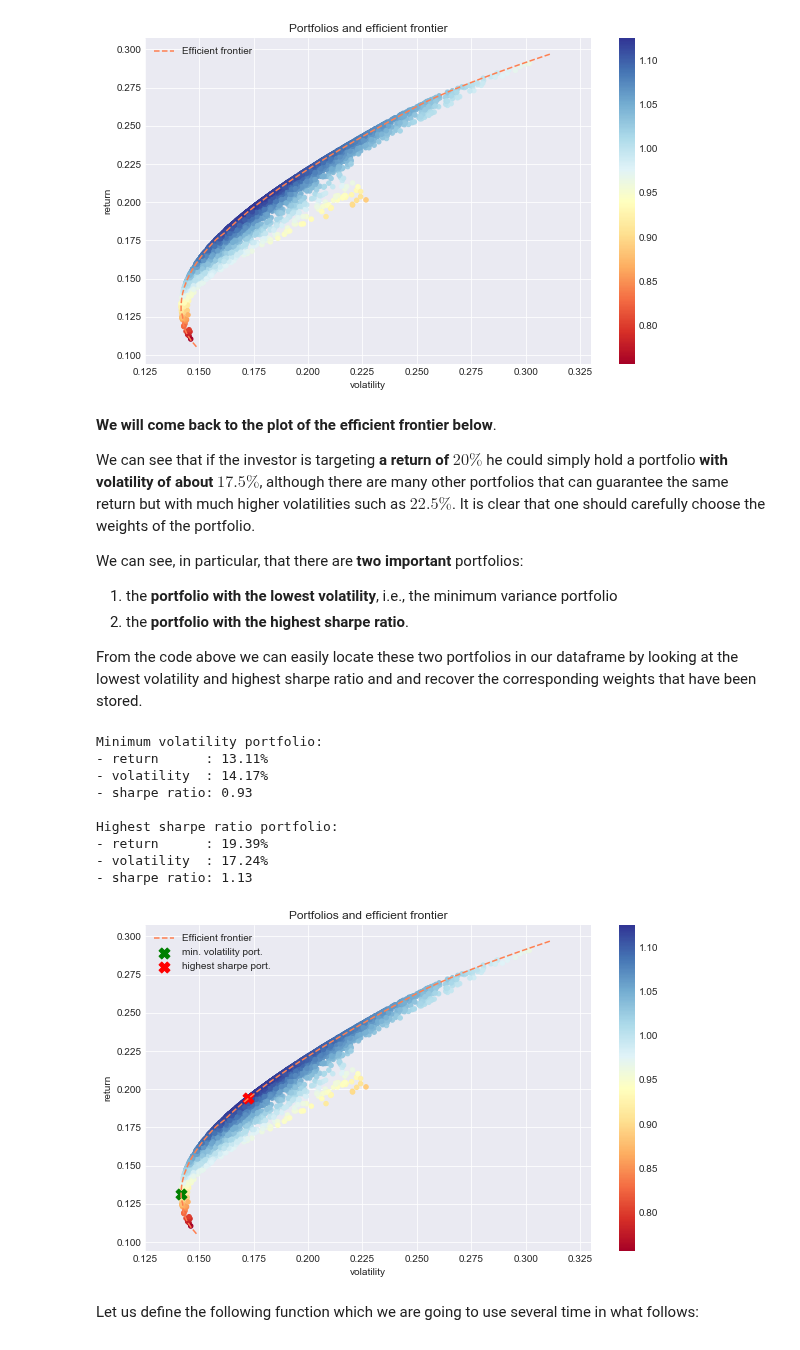
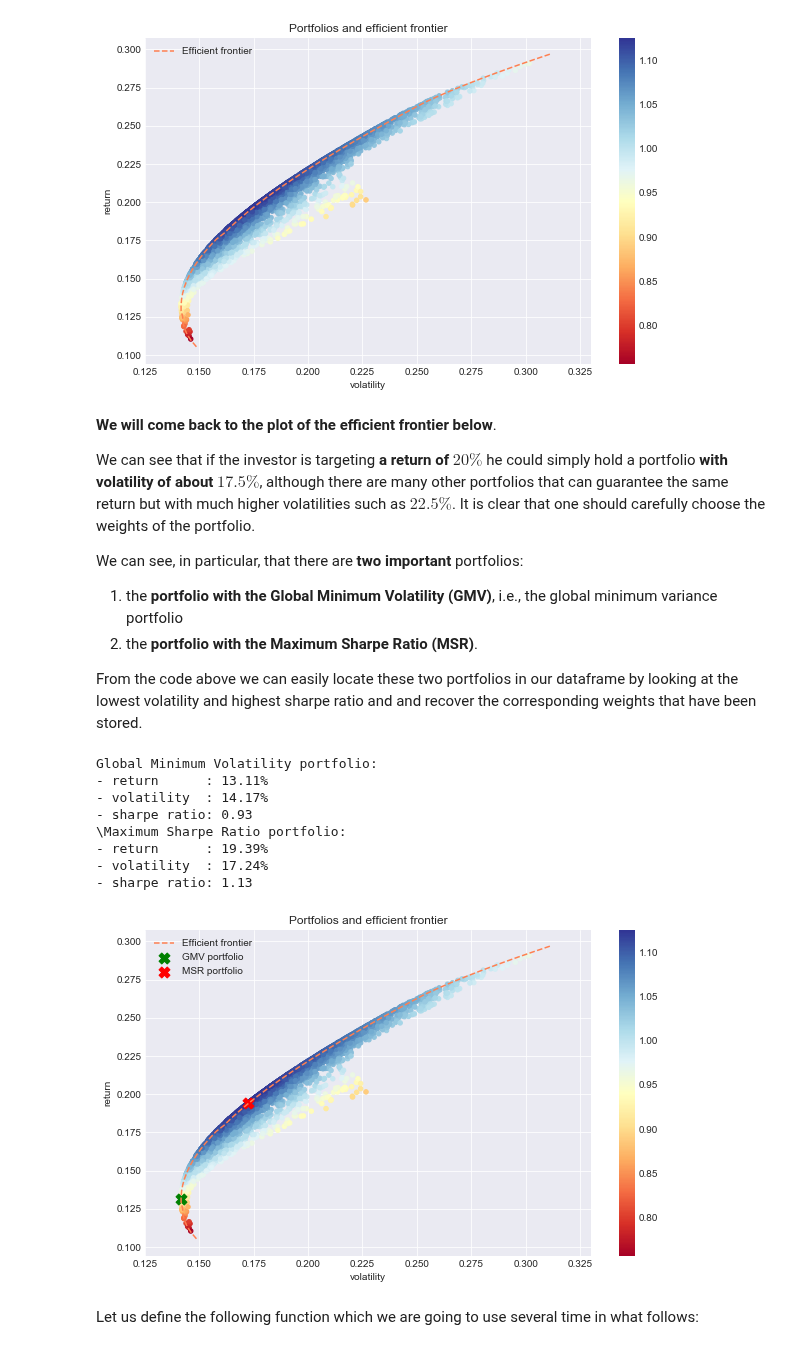
Before and after one commit to z4ir3/finance-courses, a Jupyter notebook: course_1_intro_to_portfolio_construction_and_analysis_with_python/week-2.ipynb, the cells around one changed output. Saved outputs shown, nothing was run; the diff lists cells and outputs as text; code cells hidden in the pictures.

```diff
--- a/course_1_intro_to_portfolio_construction_and_analysis_with_python/week-2.ipynb
+++ b/course_1_intro_to_portfolio_construction_and_analysis_with_python/week-2.ipynb
@@ -304,57 +307,56 @@ It is clear that one should carefully choose the weights of the portfolio.
 
 We can see, in particular, that there are **two important** portfolios:
 
-1. the **portfolio with the lowest volatility**, i.e., the minimum variance portfolio
-2. the **portfolio with the highest sharpe ratio**.
+1. the **portfolio with the Global Minimum Volatility (GMV)**, i.e., the global minimum variance portfolio
+2. the **portfolio with the Maximum Sharpe Ratio (MSR)**.
 
 From the code above we can easily locate these two portfolios in our dataframe by looking at the lowest volatility and highest sharpe ratio
 and and recover the corresponding weights that have been stored.
 # %%
 # find the portfolio with lowest volatility
 low_vol_portfolio = portfolios.iloc[ portfolios['volatility'].idxmin() ]
-print("Minimum volatility portfolio:")
+print("Global Minimum Volatility portfolio:")
 print("- return      : {:.2f}%".format(low_vol_portfolio[0]*100) )
 print("- volatility  : {:.2f}%".format(low_vol_portfolio[1]*100) )
 print("- sharpe ratio: {:.2f}".format(low_vol_portfolio[2]) )
 
 # find the portfolio with highest sharpe ratio
 high_sharpe_portfolio = portfolios.iloc[ portfolios['sharpe ratio'].idxmax() ]
-print("\nHighest sharpe ratio portfolio:")
+print("\Maximum Sharpe Ratio portfolio:")
 print("- return      : {:.2f}%".format(high_sharpe_portfolio[0]*100) )
 print("- volatility  : {:.2f}%".format(high_sharpe_portfolio[1]*100) )
 print("- sharpe ratio: {:.2f}".format(high_sharpe_portfolio[2]) )
 # %% [output]
-Minimum volatility portfolio:
+Global Minimum Volatility portfolio:
 - return      : 13.11%
 - volatility  : 14.17%
 - sharpe ratio: 0.93
-
-Highest sharpe ratio portfolio:
+\Maximum Sharpe Ratio portfolio:
 - return      : 19.39%
 - volatility  : 17.24%
 - sharpe ratio: 1.13
 # %%
 fig, ax = plt.subplots(1,1, figsize=(10,6))
 
 im = ax.scatter(portfolios["volatility"], portfolios["return"], c=portfolios["sharpe ratio"], s=20, edgecolor=None, label=None, cmap='RdYlBu')
 ax.set_title("Portfolios and efficient frontier")
 ax.set_xlabel("volatility")
 ax.set_ylabel("return")
 ax.grid()
 
 # Draw the efficient frontier
 df.plot.line(x="volatility", y="return", style="--", color="coral", ax=ax, grid=True, label="Efficient frontier")
 
-ax.scatter(low_vol_portfolio[1],     low_vol_portfolio[0],     marker="X", color='g', s=120, label="min. volatility port.")
-ax.scatter(high_sharpe_portfolio[1], high_sharpe_portfolio[0], marker="X", color='r', s=120, label="highest sharpe port.")
+ax.scatter(low_vol_portfolio[1],     low_vol_portfolio[0],     marker="X", color='g', s=120, label="GMV portfolio")
+ax.scatter(high_sharpe_portfolio[1], high_sharpe_portfolio[0], marker="X", color='r', s=120, label="MSR portfolio")
 
 ax.set_xlim([0.125,0.33])
 ax.legend()
 
 fig.colorbar(im, ax=ax)
 plt.show()
 # %% [output]
-[figure, old version]
+[figure, new version]
 # %% [markdown]
 Let us define the following function which we are going to use several time in what follows:
 # %%
```
Also changed, not shown: parts of 39 cells of this notebook.
